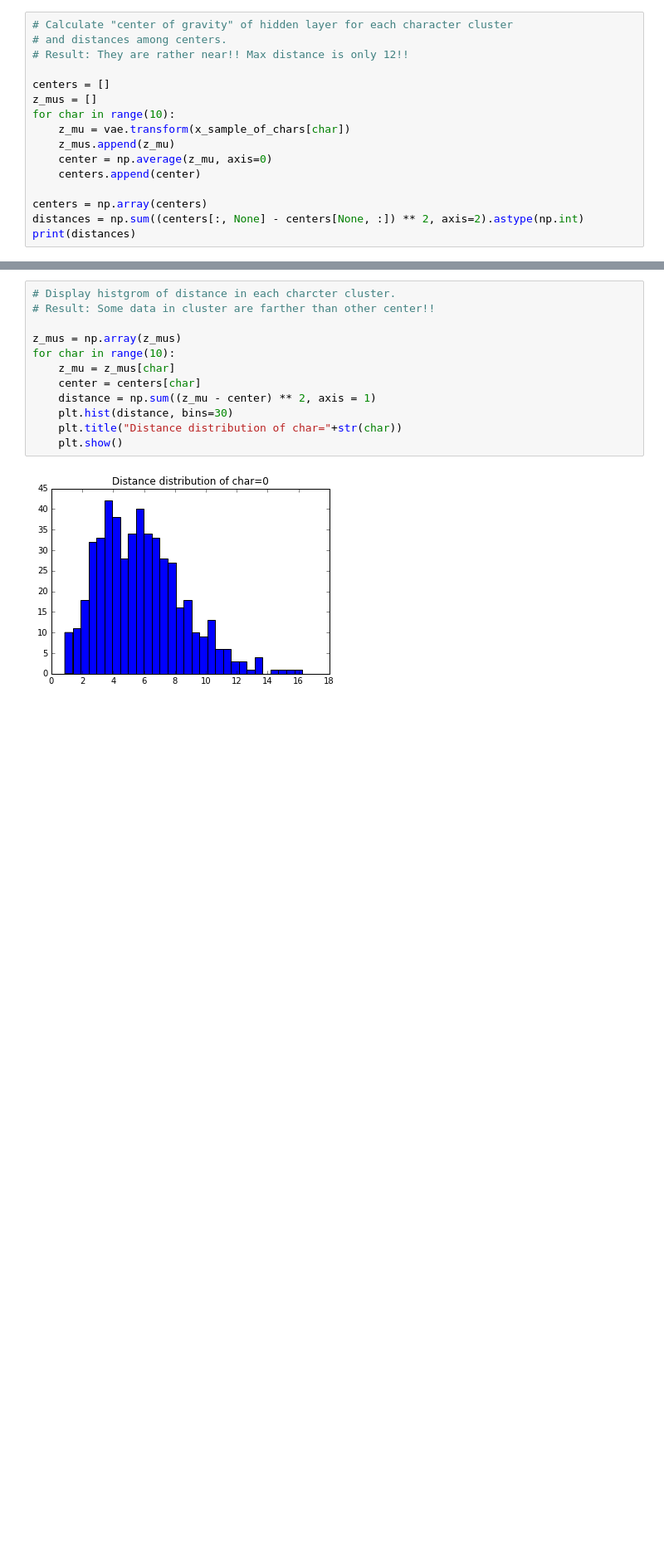
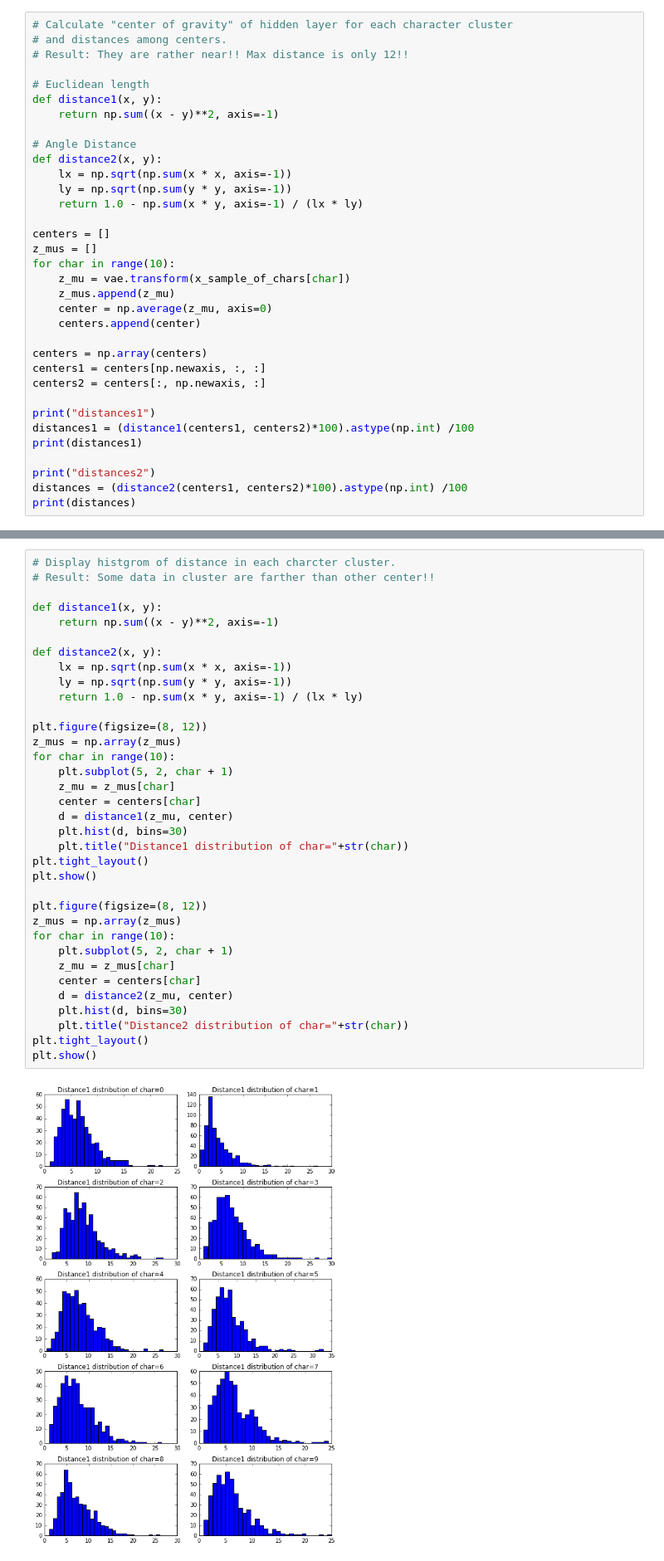
Before and after one commit to Itsukara/vae-hidden-layer, a Jupyter notebook: vae.ipynb, the cells around one changed output, grey strips where cells are left out. Shown at 83% size. Cells and saved outputs as stored; diff of their text form; blank space fills up the shorter version.

```diff
--- a/vae.ipynb
+++ b/vae.ipynb
@@ -329,6 +335,16 @@ for char in range(10):
 # Calculate "center of gravity" of hidden layer for each character cluster
 # and distances among centers.
 # Result: They are rather near!! Max distance is only 12!!
+
+# Euclidean length
+def distance1(x, y):
+    return np.sum((x - y)**2, axis=-1)
+
+# Angle Distance
+def distance2(x, y):
+    lx = np.sqrt(np.sum(x * x, axis=-1))
+    ly = np.sqrt(np.sum(y * y, axis=-1))
+    return 1.0 - np.sum(x * y, axis=-1) / (lx * ly)
 
 centers = []
 z_mus = []
@@ -339,6 +355,14 @@ for char in range(10):
     centers.append(center)
 
 centers = np.array(centers)
-distances = np.sum((centers[:, None] - centers[None, :]) ** 2, axis=2).astype(np.int)
+centers1 = centers[np.newaxis, :, :]
+centers2 = centers[:, np.newaxis, :]
+
+print("distances1")
+distances1 = (distance1(centers1, centers2)*100).astype(np.int) /100
+print(distances1)
+
+print("distances2")
+distances = (distance2(centers1, centers2)*100).astype(np.int) /100
 print(distances)
 # %% [output]
@@ -355,14 +386,37 @@ print(distances)
 # %%
 # Display histgrom of distance in each charcter cluster.
 # Result: Some data in cluster are farther than other center!!
 
+def distance1(x, y):
+    return np.sum((x - y)**2, axis=-1)
+
+def distance2(x, y):
+    lx = np.sqrt(np.sum(x * x, axis=-1))
+    ly = np.sqrt(np.sum(y * y, axis=-1))
+    return 1.0 - np.sum(x * y, axis=-1) / (lx * ly)
+
+plt.figure(figsize=(8, 12))
 z_mus = np.array(z_mus)
 for char in range(10):
+    plt.subplot(5, 2, char + 1)
     z_mu = z_mus[char]
     center = centers[char]
-    distance = np.sum((z_mu - center) ** 2, axis = 1)
-    plt.hist(distance, bins=30)
-    plt.title("Distance distribution of char="+str(char))
-    plt.show()
+    d = distance1(z_mu, center)
+    plt.hist(d, bins=30)
+    plt.title("Distance1 distribution of char="+str(char))
+plt.tight_layout()
+plt.show()
+
+plt.figure(figsize=(8, 12))
+z_mus = np.array(z_mus)
+for char in range(10):
+    plt.subplot(5, 2, char + 1)
+    z_mu = z_mus[char]
+    center = centers[char]
+    d = distance2(z_mu, center)
+    plt.hist(d, bins=30)
+    plt.title("Distance2 distribution of char="+str(char))
+plt.tight_layout()
+plt.show()
 # %% [output]
-[figure, old version]
+[figure, new version]
```
Also changed, not shown: parts of 15 cells of this notebook, 1 other file.
